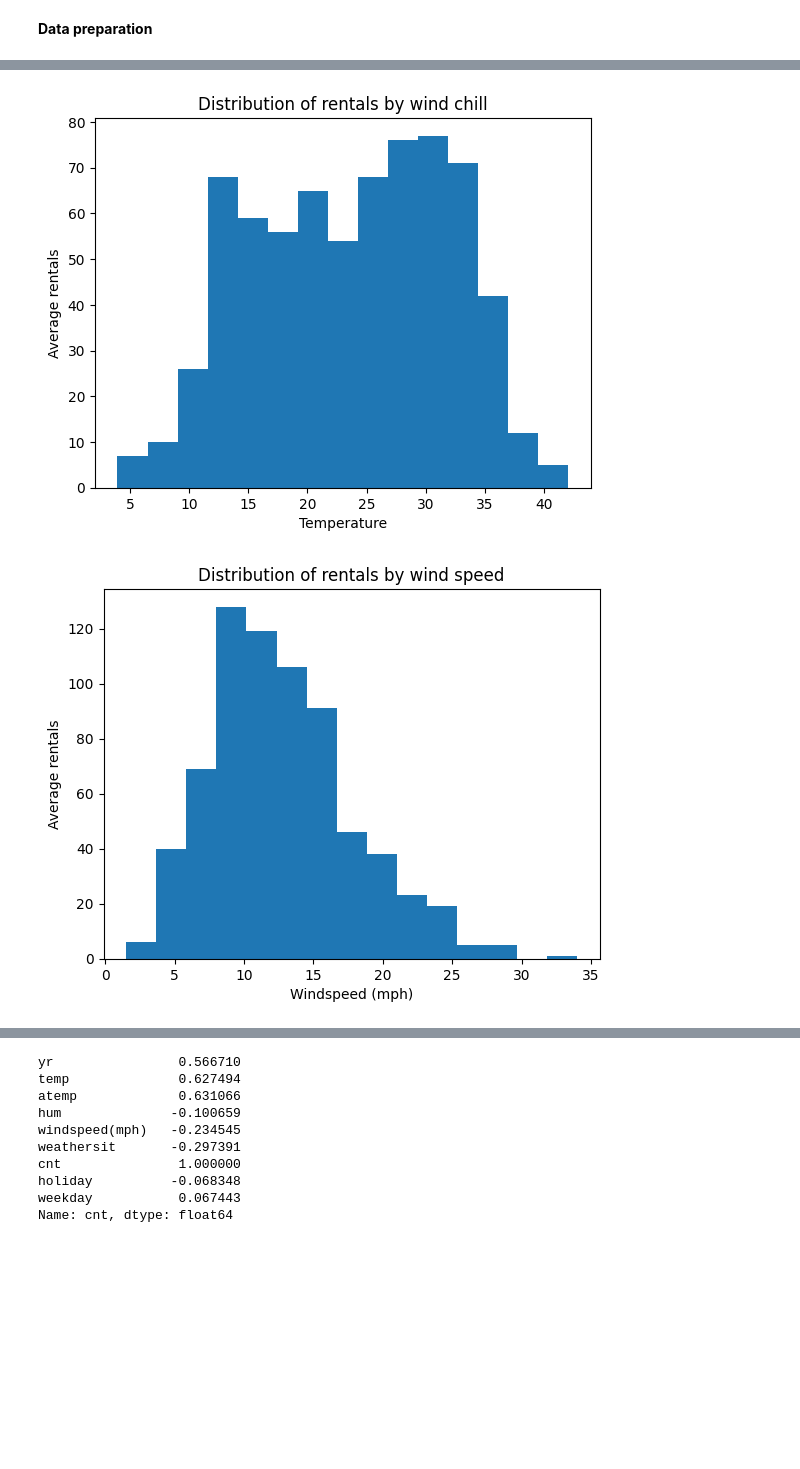
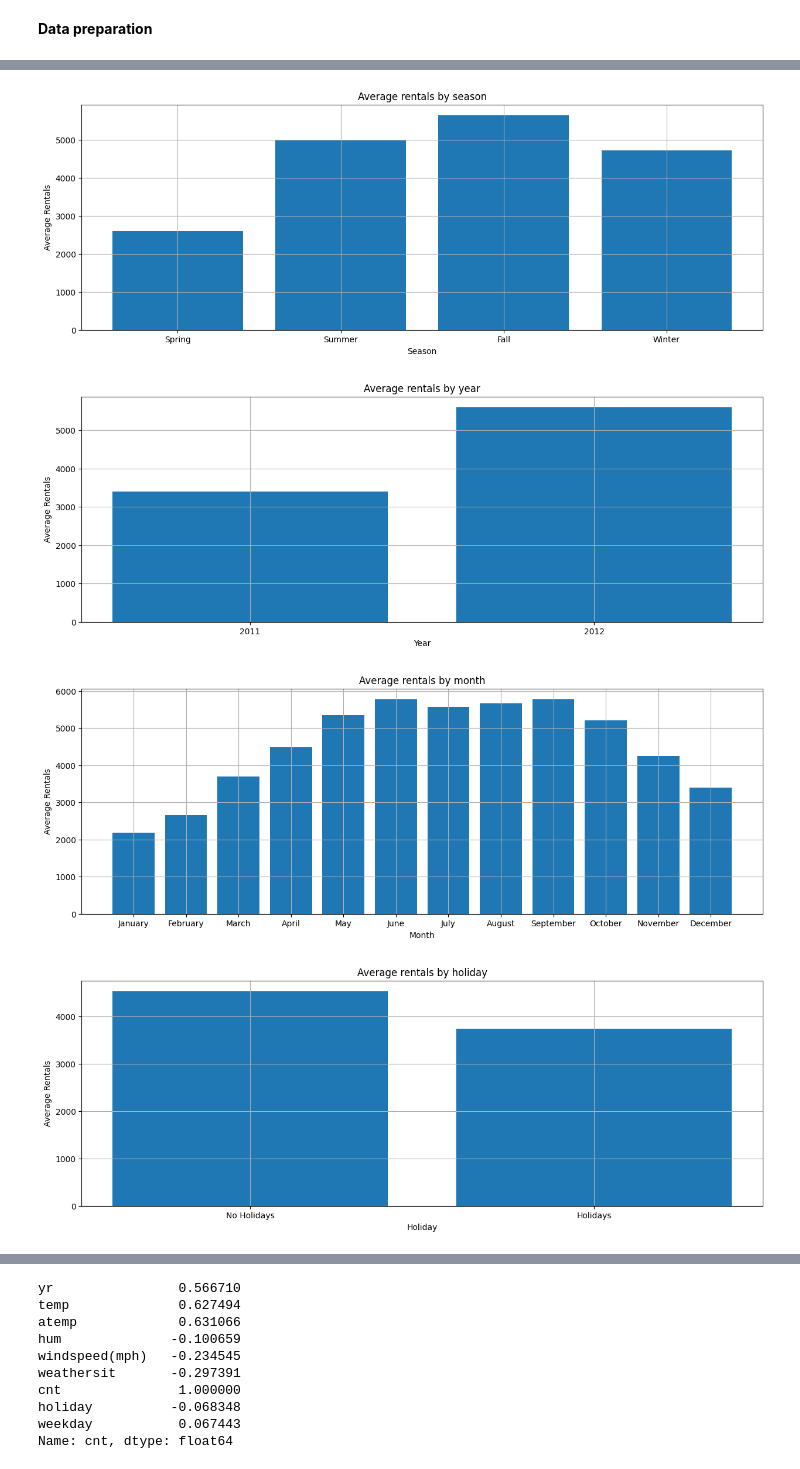
Before and after one commit to KamilGrundas/Data_science, a Jupyter notebook: homework_4/Hw4.ipynb, the cells around one changed output, grey strips where cells are left out. Cells and saved outputs as stored; diff of their text form; code cells hidden in the pictures; blank space fills up the shorter version.

```diff
--- a/homework_4/Hw4.ipynb
+++ b/homework_4/Hw4.ipynb
@@ -146,18 +97,17 @@ plt.show()
-# %%
-plt.hist(atemp_rentals, bins=15)
-plt.title("Distribution of rentals by wind chill")
-plt.xlabel("Temperature")
-plt.ylabel("Average rentals")
-
-plt.show()
-# %% [output]
-[figure, removed]
-# %%
-plt.hist(windspeed_mph_rentals, bins=15)
-plt.title("Distribution of rentals by wind speed")
-plt.xlabel("Windspeed (mph)")
-plt.ylabel("Average rentals")
-
-plt.show()
-# %% [output]
-[figure, removed]
+# %%
+def plot_rentals(x, y, xlabel, ylabel, title):
+    plt.figure(figsize=(15, 5))
+    plt.bar(x, y)
+    plt.xlabel(xlabel)
+    plt.ylabel(ylabel)
+    plt.title(title)
+    plt.grid(True)
+    plt.show()
+
+for x, y, xlabel, ylabel, title in data_list:
+    plot_rentals(x, y, xlabel, ylabel, title)
+# %% [output]
+[figure, added]
+[figure, added]
+[figure, added]
+[figure, added]
```
Also changed, not shown: parts of 43 cells of this notebook.
